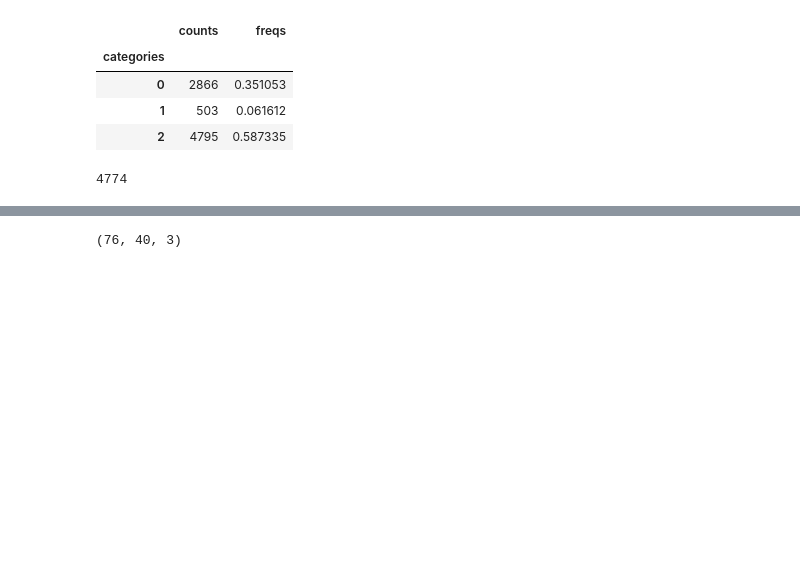
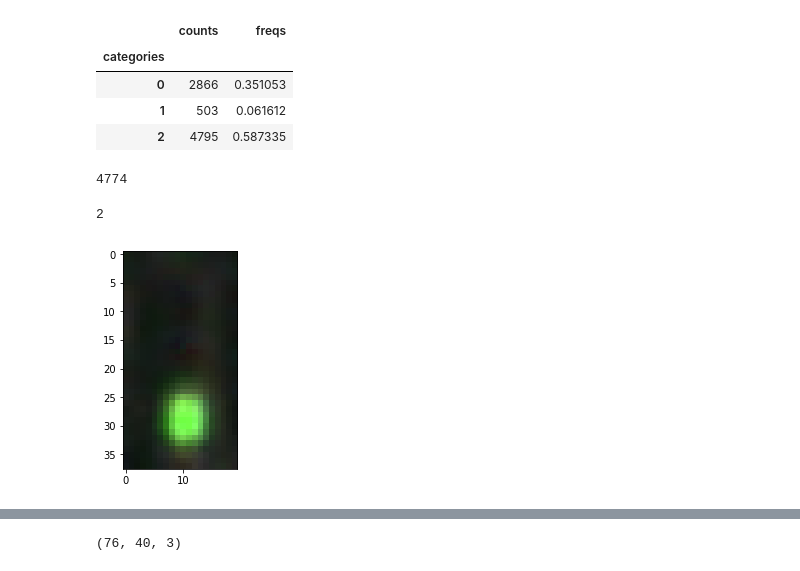
Before and after one commit to Abdilaziz/TL_training, a Jupyter notebook: TL_classifier/initial_classifier.ipynb, the cells around one changed output, grey strips where cells are left out. Saved outputs shown, nothing was run; the diff lists cells and outputs as text; code cells hidden in the pictures; blank space fills up the shorter version.

```diff
--- a/TL_classifier/initial_classifier.ipynb
+++ b/TL_classifier/initial_classifier.ipynb
@@ -214 +226,8 @@ x_norm_mod, y_norm_mod = augment_data(x_norm, y)
+# %%
+idx =0
+plt.imshow(hsv_to_rgb(X_test[idx]))
+y_test[idx]
+# %% [output]
+2
+[figure, added]
 # %%
```
Also changed, not shown: parts of 20 cells of this notebook.
